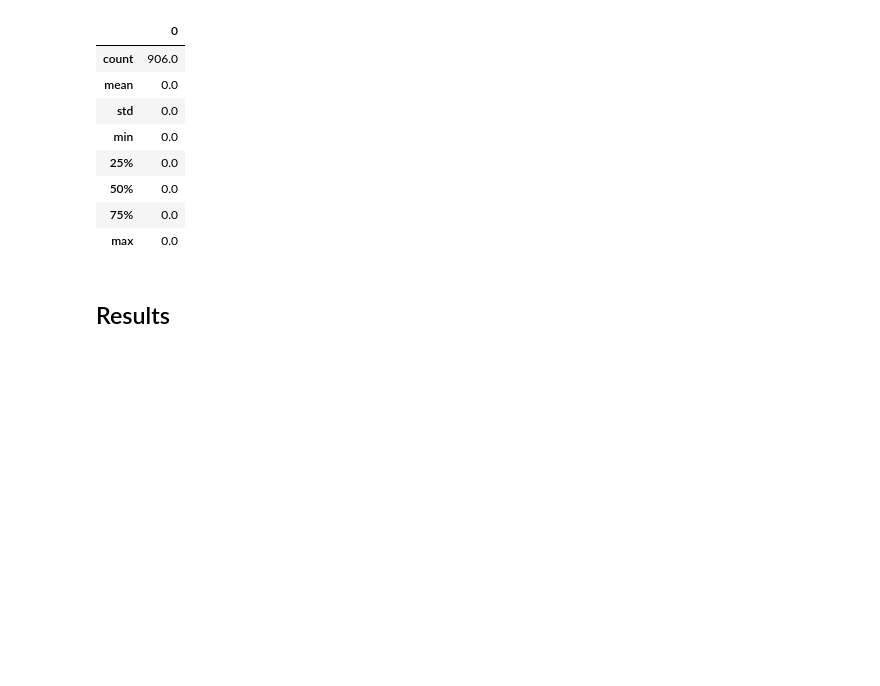
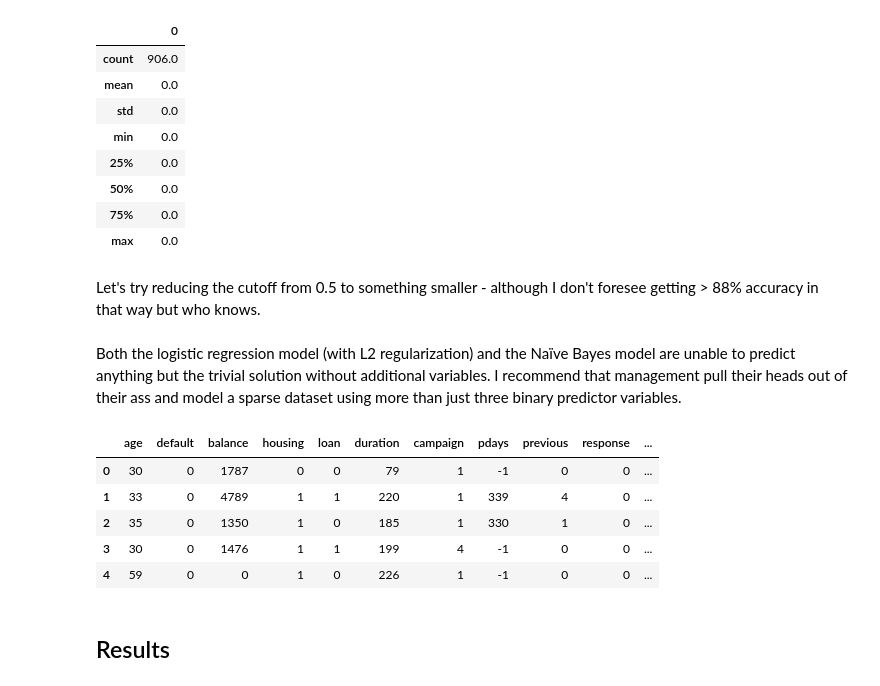
Before and after one commit to bstrain71/422_bank_marketing, a Jupyter notebook: Strain_Assignment2.ipynb, the cells around one changed output. Drawn from its saved outputs; the diff is of its cells as text; code cells hidden in the pictures; blank space fills up the shorter version.

```diff
--- a/Strain_Assignment2.ipynb
+++ b/Strain_Assignment2.ipynb
@@ -230,5 +266,56 @@ Test set score: 0.884
 | 50% | 0.0 |
 | 75% | 0.0 |
 | max | 0.0 |
+# %% [markdown]
+Let's try reducing the cutoff from 0.5 to something smaller - although I don't foresee getting > 88% accuracy in that way but who knows.
+# %% [markdown]
+Both the logistic regression model (with L2 regularization) and the Naïve Bayes model are unable to predict anything but the trivial solution without additional variables. I recommend that management pull their heads out of their ass and model a sparse dataset using more than just three binary predictor variables.
+# %%
+# let's do the eda again with the full dataset and pair down the variables like
+# sane human beings who give a shit about the result
+
+bank = pd.read_csv('https://raw.githubusercontent.com/bstrain71/422_bank_marketing/master/bank.csv', sep = ';')  # start with smaller data set
+
+
+# make yes/no variables binary
+# define binary variable for having credit in default
+bank['default'] = bank['default'].map(convert_to_binary)
+
+# define binary variable for having a mortgage or housing loan
+bank['housing'] = bank['housing'].map(convert_to_binary)
+
+# define binary variable for having a personal loan
+bank['loan'] = bank['loan'].map(convert_to_binary)
+
+# define response variable to use in the model
+bank['response'] = bank['response'].map(convert_to_binary)
+
+
+# dummy variables for job
+bank = pd.concat([bank,  pd.get_dummies(bank['job'],drop_first= True)],
+                 axis = 1)
+
+# dummy variables for marital status
+bank = pd.concat([bank,  pd.get_dummies(bank['marital'],drop_first= True)],
+                 axis = 1)
+
+# dummy variables for education
+bank = pd.concat([bank,  pd.get_dummies(bank['education'],drop_first= True)],
+                 axis = 1)
+
+
+# drop the columns i don't want
+model_data = bank.drop(['job','marital','education','contact',
+                        'day','month','poutcome'],
+                       axis = 1)
+# %%
+model_data.head()
+# %% [output]
+|  | age | default | balance | housing | loan | duration | campaign | pdays | previous | response | ... |
+| 0 | 30 | 0 | 1787 | 0 | 0 | 79 | 1 | -1 | 0 | 0 | ... |
+| 1 | 33 | 0 | 4789 | 1 | 1 | 220 | 1 | 339 | 4 | 0 | ... |
+| 2 | 35 | 0 | 1350 | 1 | 0 | 185 | 1 | 330 | 1 | 0 | ... |
+| 3 | 30 | 0 | 1476 | 1 | 1 | 199 | 4 | -1 | 0 | 0 | ... |
+| 4 | 59 | 0 | 0 | 1 | 0 | 226 | 1 | -1 | 0 | 0 | ... |
 # %% [markdown]
 ## Results
```
Also changed, not shown: parts of 4 cells of this notebook.
